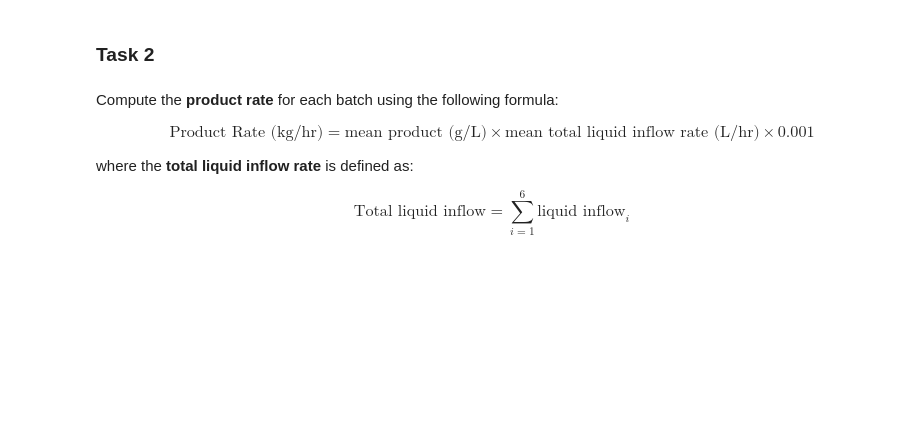
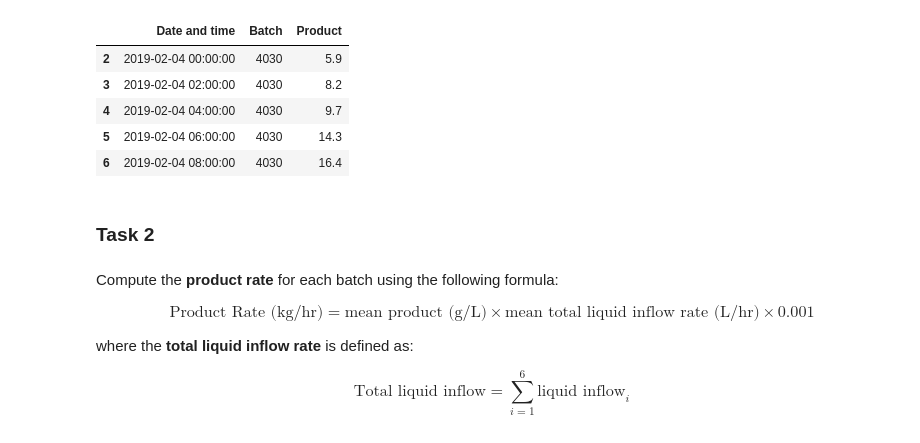
Before and after one commit to RichardFisher1/Applied, a Jupyter notebook: notebooks/Case Study Tasks.ipynb, the cells around one changed output. Saved outputs shown, nothing was run; the diff lists cells and outputs as text; code cells hidden in the pictures; blank space fills up the shorter version.

```diff
--- a/notebooks/Case Study Tasks.ipynb
+++ b/notebooks/Case Study Tasks.ipynb
@@ -9,3 +67,12 @@ Download the **“4000 series operating data”** and **“4000 series product d
+# %%
+prod_df.head()
+# %% [output]
+|  | Date and time | Batch | Product |
+| 2 | 2019-02-04 00:00:00 | 4030 | 5.9 |
+| 3 | 2019-02-04 02:00:00 | 4030 | 8.2 |
+| 4 | 2019-02-04 04:00:00 | 4030 | 9.7 |
+| 5 | 2019-02-04 06:00:00 | 4030 | 14.3 |
+| 6 | 2019-02-04 08:00:00 | 4030 | 16.4 |
 # %% [markdown]
 ### **Task 2**
 # %% [markdown]
```
Also changed, not shown: parts of 20 cells of this notebook, 1 other file.
